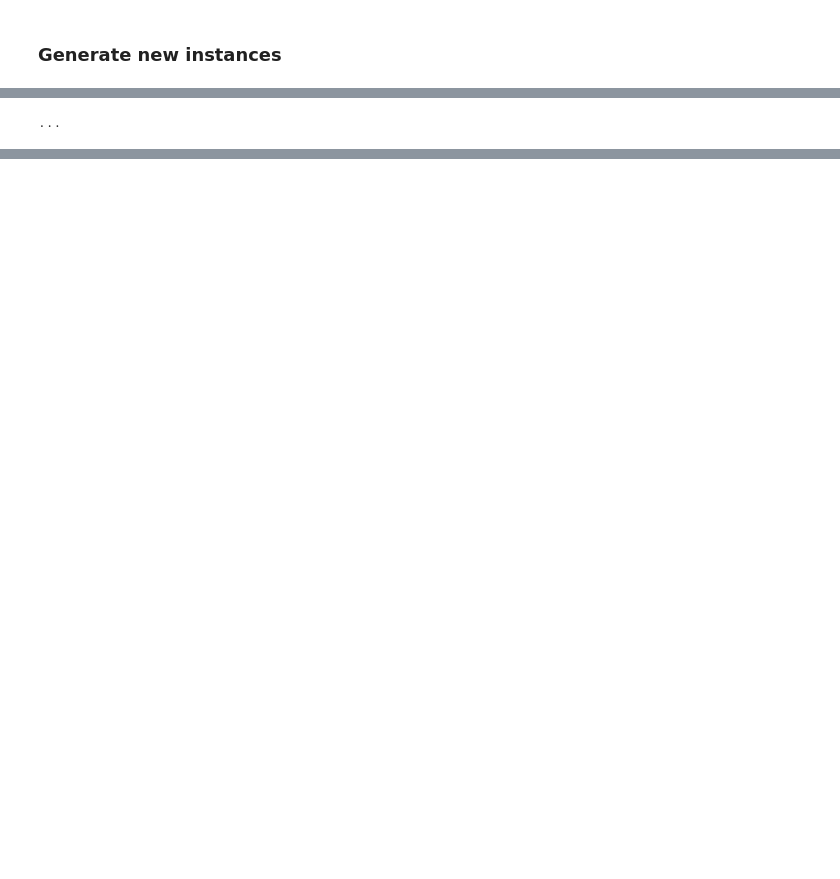
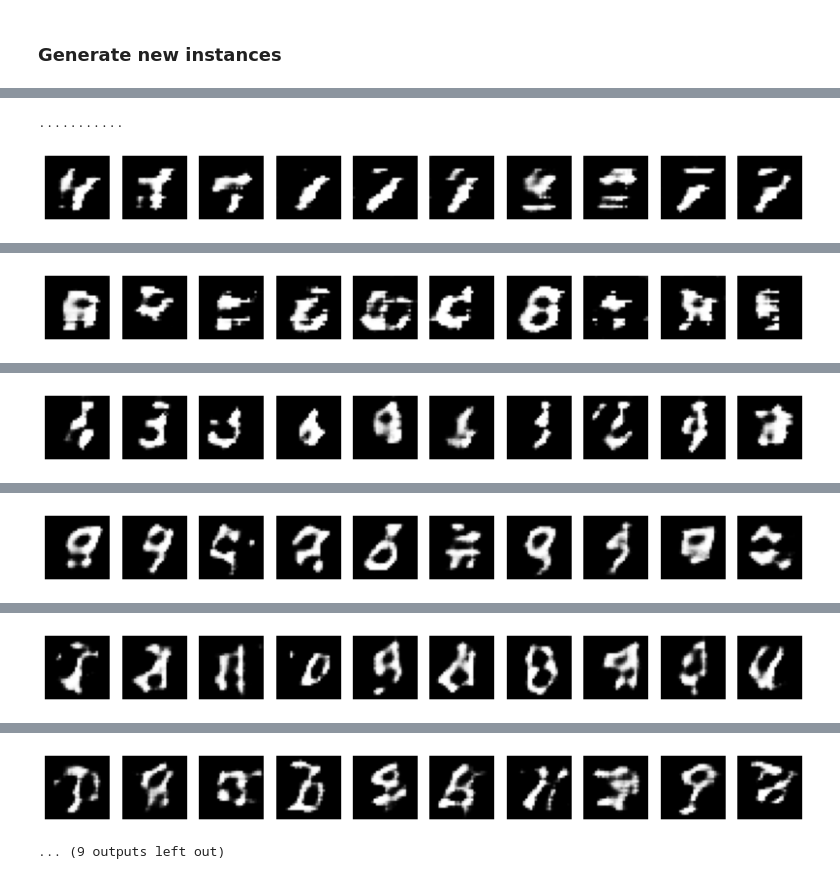
Before and after one commit to TonyBY/Applied-Machine-Learning, a Jupyter notebook: Excercises/cis49306930aml-exercise10/ex10/cis49306930aml-exercise10.ipynb, the cells around one changed output, grey strips where cells are left out. Drawn from its saved outputs; the diff is of its cells as text; code cells hidden in the pictures; blank space fills up the shorter version.

```diff
--- a/Excercises/cis49306930aml-exercise10/ex10/cis49306930aml-exercise10.ipynb
+++ b/Excercises/cis49306930aml-exercise10/ex10/cis49306930aml-exercise10.ipynb
@@ -280,13 +322,24 @@ Trainable params: 0
 Non-trainable params: 104,641
 _________________________________________________________________
 # %%
-num_epochs = 50
-batch_size = 256
+generator_fp = './gen_dnn.h5'
 
-for i in range(num_epochs):
-    discr_loss_avg, gan_loss_avg = gan_train_loop(gan, generator, discriminator, train_x,
-                                                  batch_size=batch_size, latent_width=latent_width, verbose=True)
+# train = False
+train = True
 
-    print('Epoch {} - discriminator loss: {:.4f}, gan loss: {:.4f}'.format(i, discr_loss_avg, gan_loss_avg))
+if train:
+    num_epochs = 10
+    batch_size = 256
+
+    for i in range(num_epochs):
+        discr_loss_avg, gan_loss_avg = gan_train_loop(gan, generator, discriminator, train_x,
+                                                      batch_size=batch_size, latent_width=latent_width, verbose=True)
+
+        print('Epoch {} - discriminator loss: {:.4f}, gan loss: {:.4f}'.format(i, discr_loss_avg, gan_loss_avg))
+
+    generator.save(generator_fp)
+else:
+    gen_dnn = keras.models.load_model(generator_fp, compile=False)
 # %% [output]
-...
+...........
+[figure, added]
@@ -293,0 +348 @@ KeyboardInterrupt:
+[figure, added]
@@ -293,0 +351 @@ KeyboardInterrupt:
+[figure, added]
@@ -293,0 +354 @@ KeyboardInterrupt:
+[figure, added]
@@ -293,0 +357 @@ KeyboardInterrupt:
+[figure, added]
@@ -293,0 +360,2 @@ KeyboardInterrupt:
+[figure, added]
+... (9 outputs left out)
```
Also changed, not shown: parts of 13 cells of this notebook, 6 other files.
